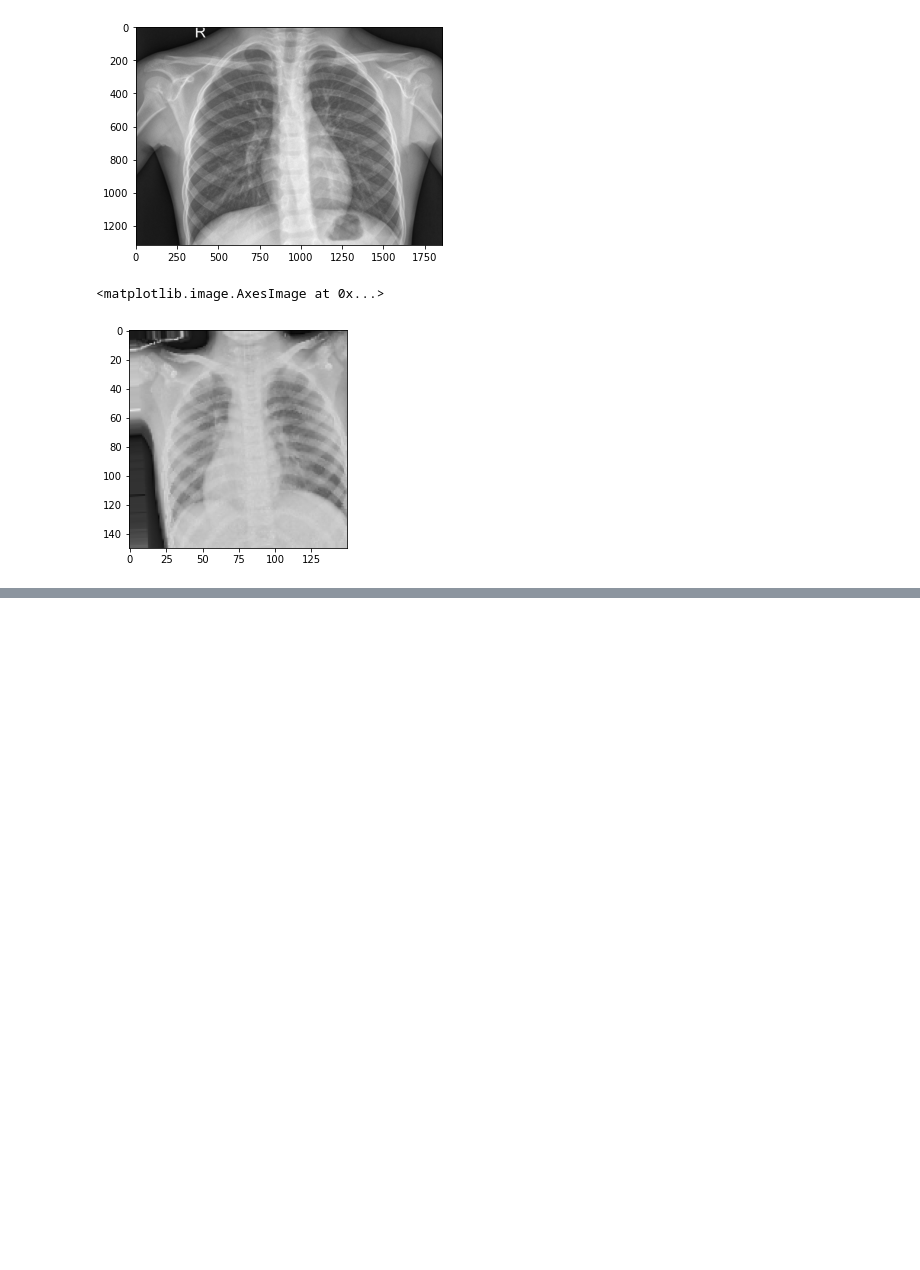
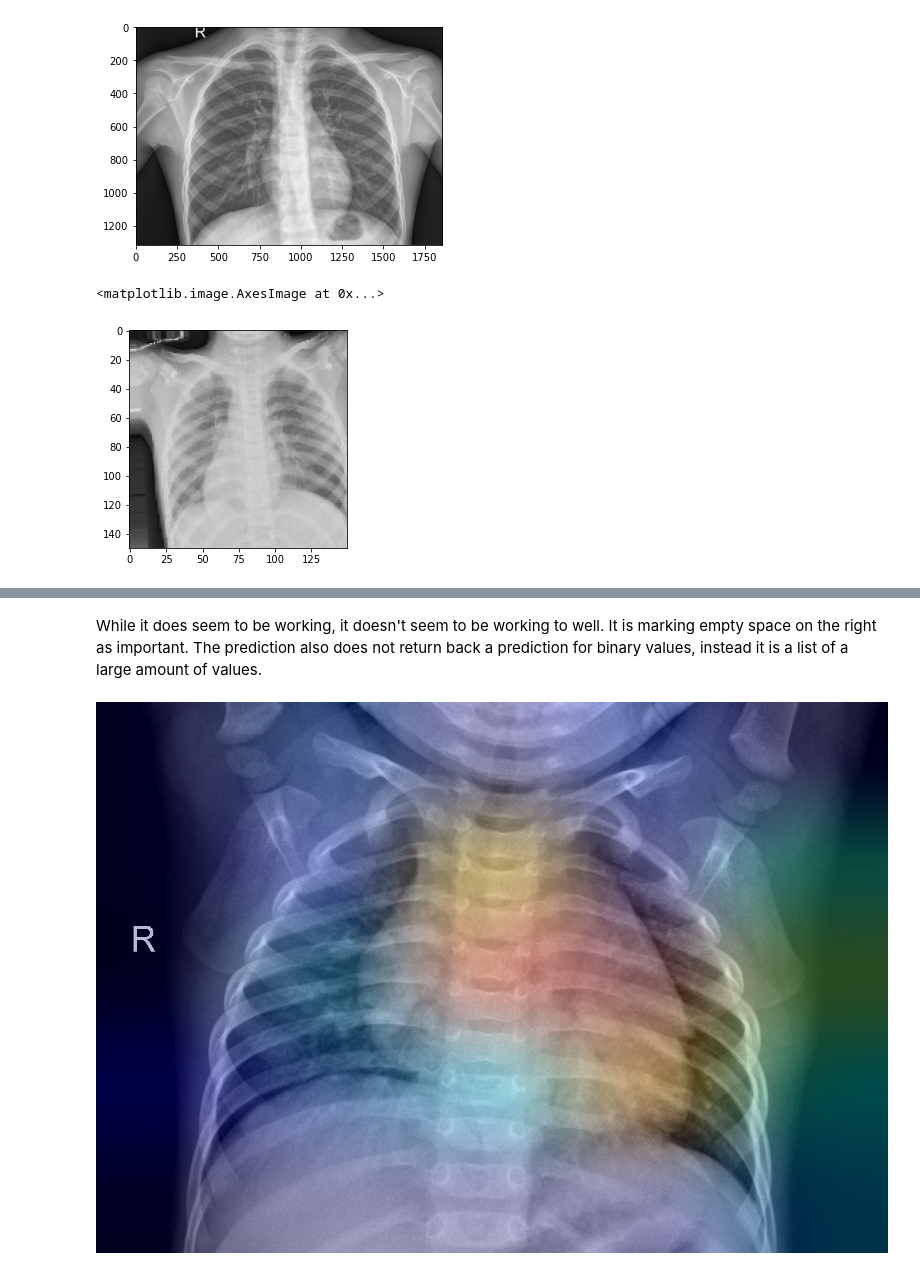
Before and after one commit to Zxhjlk/Phase4Project, a Jupyter notebook: notebooks/Model.ipynb, the cells around one changed output, grey strips where cells are left out. Cells and saved outputs as stored; diff of their text form; code cells hidden in the pictures; blank space fills up the shorter version.

```diff
--- a/notebooks/Model.ipynb
+++ b/notebooks/Model.ipynb
@@ -674,0 +758,39 @@ _________________________________________________________________
+# %% [markdown]
+While it does seem to be working, it doesn't seem to be working to well. It is marking empty space on the right as important. The prediction also does not return back a prediction for binary values, instead it is a list of a large amount of values.
+# %%
+import matplotlib as mpl
+from IPython.display import Image, display
+def save_and_display_gradcam(img_path, heatmap, cam_path="../images/heatmap.jpg", alpha=0.4):
+    # Load the original image
+    img = keras.utils.load_img(img_path)
+    img = keras.utils.img_to_array(img)
+
+    # Rescale heatmap to a range 0-255
+    heatmap = np.uint8(255 * heatmap)
+
+    # Use jet colormap to colorize heatmap
+    jet = mpl.colormaps["jet"]
+
+    # Use RGB values of the colormap
+    jet_colors = jet(np.arange(256))[:, :3]
+    jet_heatmap = jet_colors[heatmap]
+
+    # Create an image with RGB colorized heatmap
+    jet_heatmap = keras.utils.array_to_img(jet_heatmap)
+    jet_heatmap = jet_heatmap.resize((img.shape[1], img.shape[0]))
+    jet_heatmap = keras.utils.img_to_array(jet_heatmap)
+
+    # Superimpose the heatmap on original image
+    superimposed_img = jet_heatmap * alpha + img
+    superimposed_img = keras.utils.array_to_img(superimposed_img)
+
+    # Save the superimposed image
+    superimposed_img.save(cam_path)
+
+    # Display Grad CAM
+    display(Image(cam_path))
+
+
+save_and_display_gradcam(img_path, heatmap)
+# %% [output]
+[figure, added]
```
Also changed, not shown: parts of 10 cells of this notebook, 2 other files.
